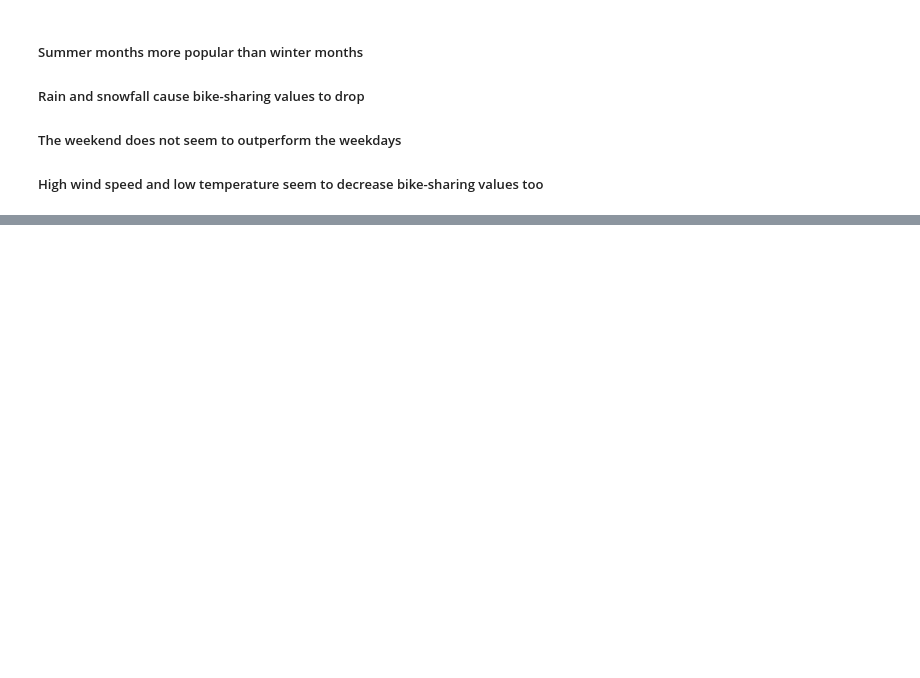
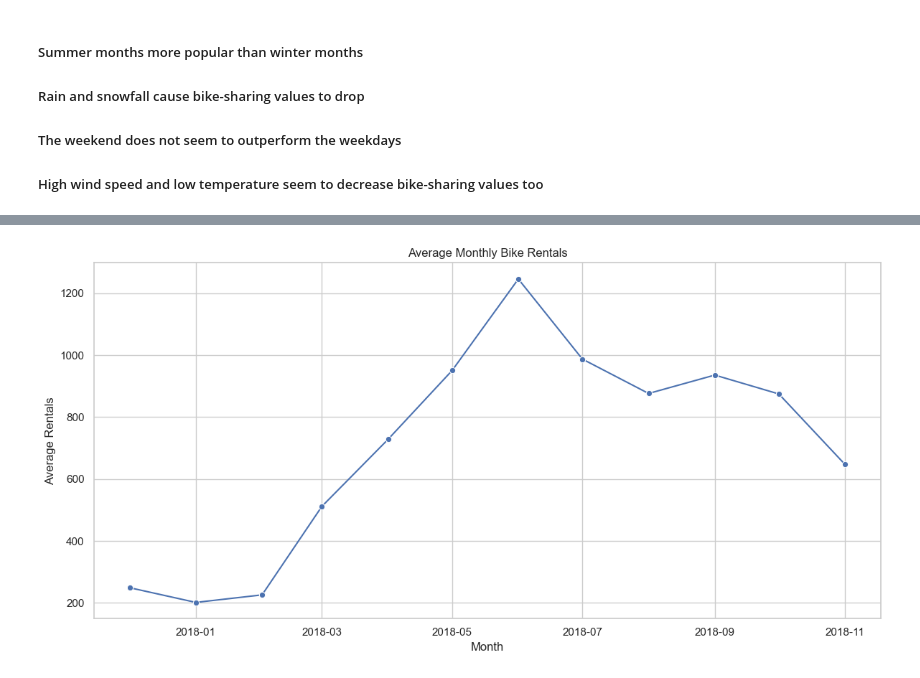
Before and after one commit to BarraHarrison/Seoul-Bike-Sharing, a Jupyter notebook: main.ipynb, the cells around one changed output, grey strips where cells are left out. Cells and saved outputs as stored; diff of their text form; code cells hidden in the pictures; blank space fills up the shorter version.

```diff
--- a/main.ipynb
+++ b/main.ipynb
@@ -196,0 +215,16 @@ plt.show()
+# %%
+# Group by Year + Month for monthly trend
+monthly_avg = df.groupby(['Year', 'Month'])['Rented Bike Count'].mean().reset_index()
+
+# Combine Year and Month into a single datetime for plotting
+monthly_avg['YearMonth'] = pd.to_datetime(monthly_avg[['Year', 'Month']].assign(DAY=1))
+
+plt.figure(figsize=(12,6))
+sns.lineplot(data=monthly_avg, x='YearMonth', y='Rented Bike Count', marker='o')
+plt.title('Average Monthly Bike Rentals')
+plt.xlabel('Month')
+plt.ylabel('Average Rentals')
+plt.tight_layout()
+plt.show()
+# %% [output]
+[figure, added]
```
Also changed, not shown: parts of 8 cells of this notebook.
